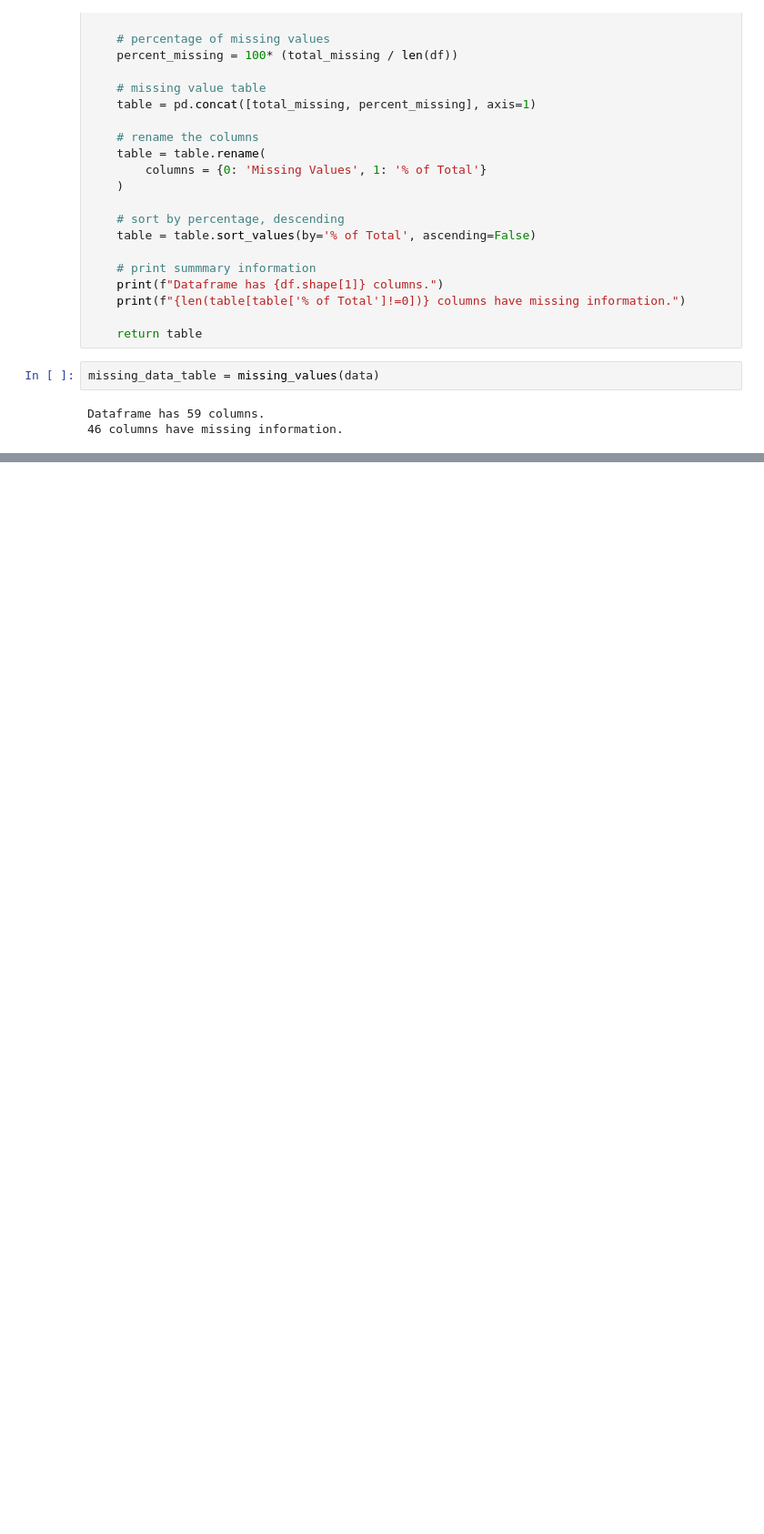
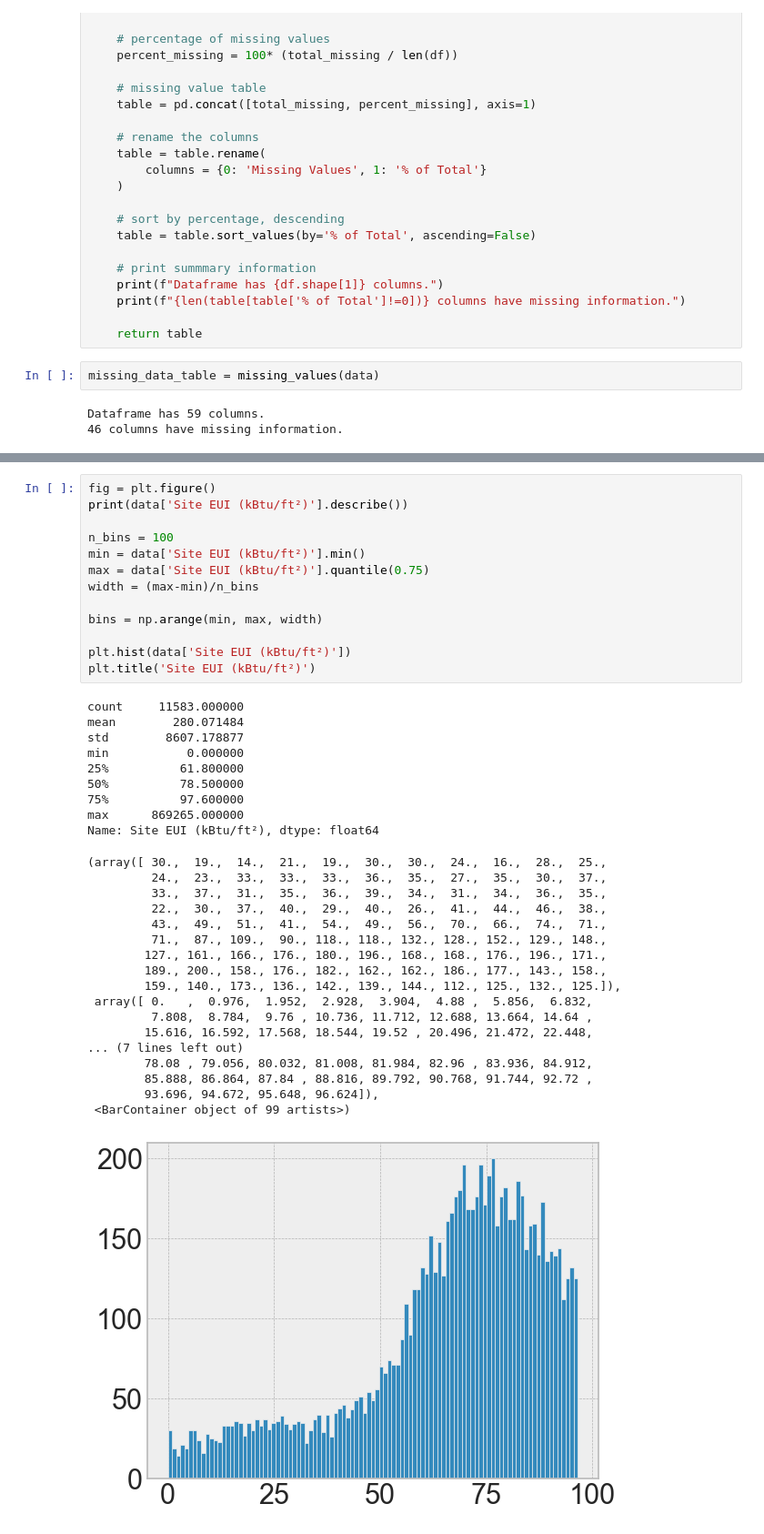
Before and after one commit to zkhechadoorian/NYC-LL84-Benchmarking, a Jupyter notebook: notebooks/0_eda.ipynb, the cells around one changed output, grey strips where cells are left out. Shown at 91% size. Saved outputs shown, nothing was run; the diff lists cells and outputs as text; blank space fills up the shorter version.

```diff
--- a/notebooks/0_eda.ipynb
+++ b/notebooks/0_eda.ipynb
@@ -230,0 +216,41 @@ data = data.drop(columns=columns_to_drop)
+# %%
+fig = plt.figure()
+print(data['Site EUI (kBtu/ft²)'].describe())
+
+n_bins = 100
+min = data['Site EUI (kBtu/ft²)'].min()
+max = data['Site EUI (kBtu/ft²)'].quantile(0.75)
+width = (max-min)/n_bins
+
+bins = np.arange(min, max, width)
+
+plt.hist(data['Site EUI (kBtu/ft²)'])
+plt.title('Site EUI (kBtu/ft²)')
+# %% [output]
+count     11583.000000
+mean        280.071484
+std        8607.178877
+min           0.000000
+25%          61.800000
+50%          78.500000
+75%          97.600000
+max      869265.000000
+Name: Site EUI (kBtu/ft²), dtype: float64
+(array([ 30.,  19.,  14.,  21.,  19.,  30.,  30.,  24.,  16.,  28.,  25.,
+         24.,  23.,  33.,  33.,  33.,  36.,  35.,  27.,  35.,  30.,  37.,
+         33.,  37.,  31.,  35.,  36.,  39.,  34.,  31.,  34.,  36.,  35.,
+         22.,  30.,  37.,  40.,  29.,  40.,  26.,  41.,  44.,  46.,  38.,
+         43.,  49.,  51.,  41.,  54.,  49.,  56.,  70.,  66.,  74.,  71.,
+         71.,  87., 109.,  90., 118., 118., 132., 128., 152., 129., 148.,
+        127., 161., 166., 176., 180., 196., 168., 168., 176., 196., 171.,
+        189., 200., 158., 176., 182., 162., 162., 186., 177., 143., 158.,
+        159., 140., 173., 136., 142., 139., 144., 112., 125., 132., 125.]),
+ array([ 0.   ,  0.976,  1.952,  2.928,  3.904,  4.88 ,  5.856,  6.832,
+         7.808,  8.784,  9.76 , 10.736, 11.712, 12.688, 13.664, 14.64 ,
+        15.616, 16.592, 17.568, 18.544, 19.52 , 20.496, 21.472, 22.448,
+... (7 lines left out)
+        78.08 , 79.056, 80.032, 81.008, 81.984, 82.96 , 83.936, 84.912,
+        85.888, 86.864, 87.84 , 88.816, 89.792, 90.768, 91.744, 92.72 ,
+        93.696, 94.672, 95.648, 96.624]),
+ <BarContainer object of 99 artists>)
+[figure, added]
```
Also changed, not shown: parts of 9 cells of this notebook.
